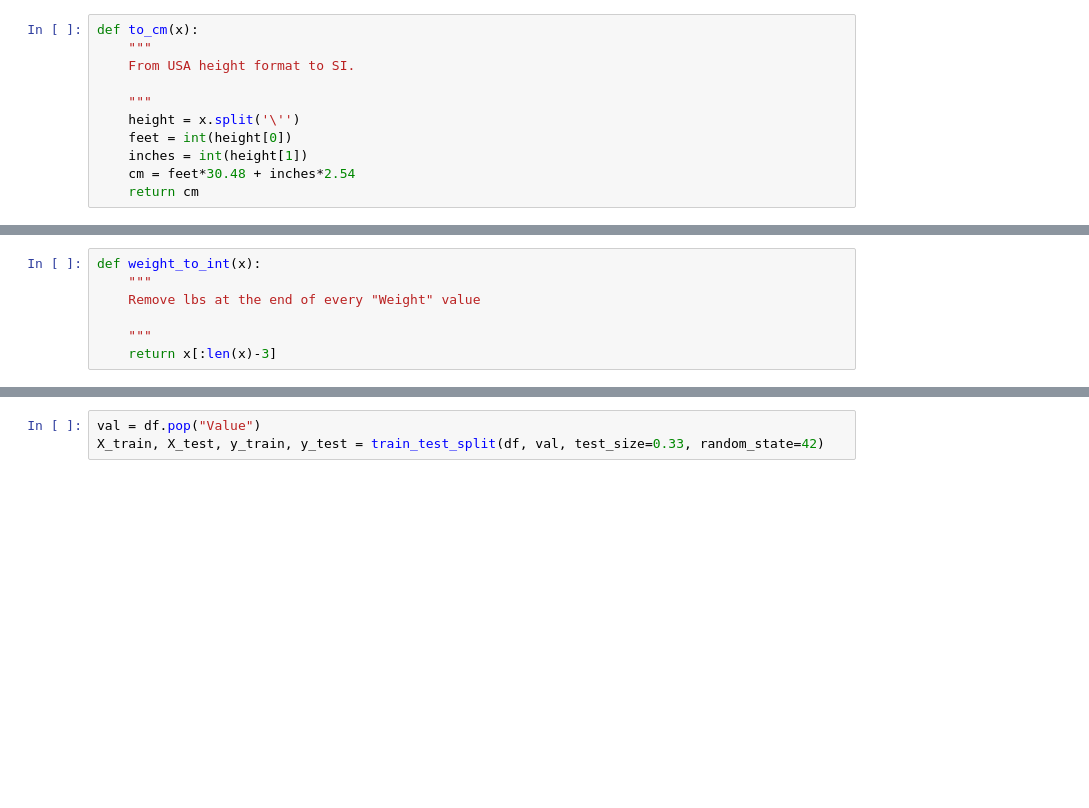
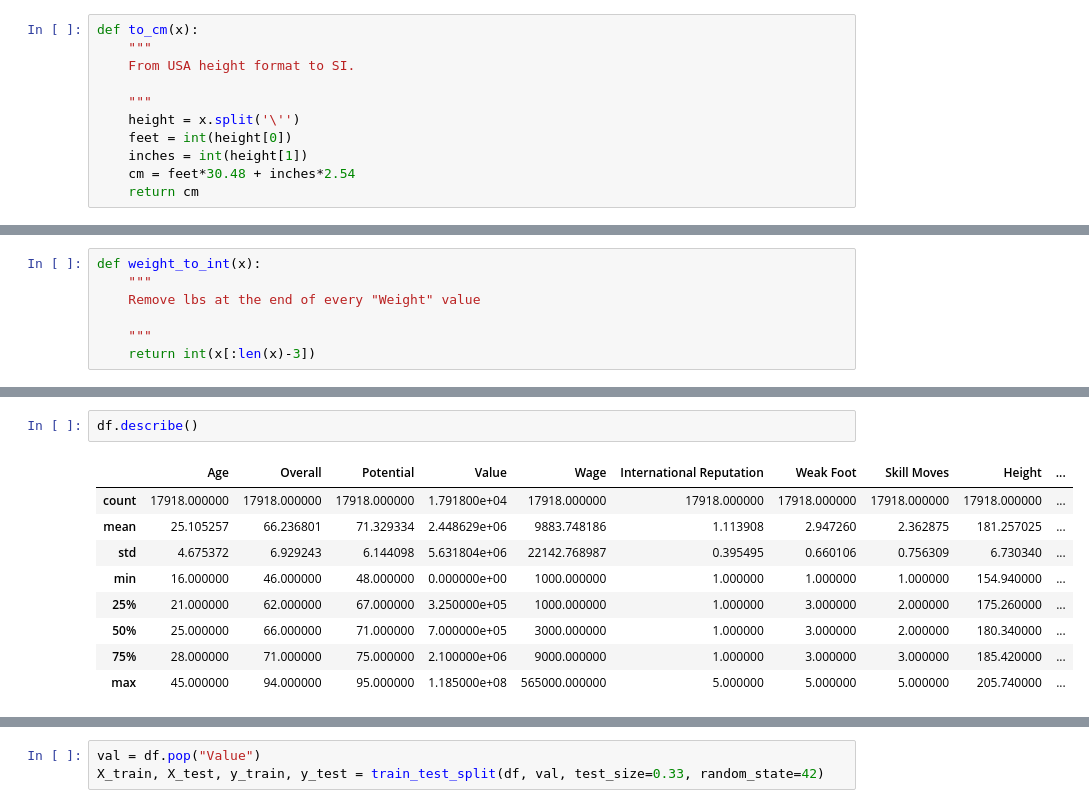
Before and after one commit to miqvm/practica-ML-21722, a Jupyter notebook: practica/Practica.ipynb, the cells around one changed output, grey strips where cells are left out. Saved outputs shown, nothing was run; the diff lists cells and outputs as text; blank space fills up the shorter version.

```diff
--- a/practica/Practica.ipynb
+++ b/practica/Practica.ipynb
@@ -528,7 +628,7 @@ def weight_to_int(x):
     Remove lbs at the end of every "Weight" value
 
     """
-    return x[:len(x)-3]
+    return int(x[:len(x)-3])
 # %%
 df["Weight"] = df["Weight"].apply(weight_to_int)
 df.head()
@@ -583,0 +699,12 @@ df.head()
+# %%
+df.describe()
+# %% [output]
+|  | Age | Overall | Potential | Value | Wage | International Reputation | Weak Foot | Skill Moves | Height | ... |
+| count | 17918.000000 | 17918.000000 | 17918.000000 | 1.791800e+04 | 17918.000000 | 17918.000000 | 17918.000000 | 17918.000000 | 17918.000000 | ... |
+| mean | 25.105257 | 66.236801 | 71.329334 | 2.448629e+06 | 9883.748186 | 1.113908 | 2.947260 | 2.362875 | 181.257025 | ... |
+| std | 4.675372 | 6.929243 | 6.144098 | 5.631804e+06 | 22142.768987 | 0.395495 | 0.660106 | 0.756309 | 6.730340 | ... |
+| min | 16.000000 | 46.000000 | 48.000000 | 0.000000e+00 | 1000.000000 | 1.000000 | 1.000000 | 1.000000 | 154.940000 | ... |
+| 25% | 21.000000 | 62.000000 | 67.000000 | 3.250000e+05 | 1000.000000 | 1.000000 | 3.000000 | 2.000000 | 175.260000 | ... |
+| 50% | 25.000000 | 66.000000 | 71.000000 | 7.000000e+05 | 3000.000000 | 1.000000 | 3.000000 | 2.000000 | 180.340000 | ... |
+| 75% | 28.000000 | 71.000000 | 75.000000 | 2.100000e+06 | 9000.000000 | 1.000000 | 3.000000 | 3.000000 | 185.420000 | ... |
+| max | 45.000000 | 94.000000 | 95.000000 | 1.185000e+08 | 565000.000000 | 5.000000 | 5.000000 | 5.000000 | 205.740000 | ... |
```
Also changed, not shown: parts of 67 cells of this notebook.
